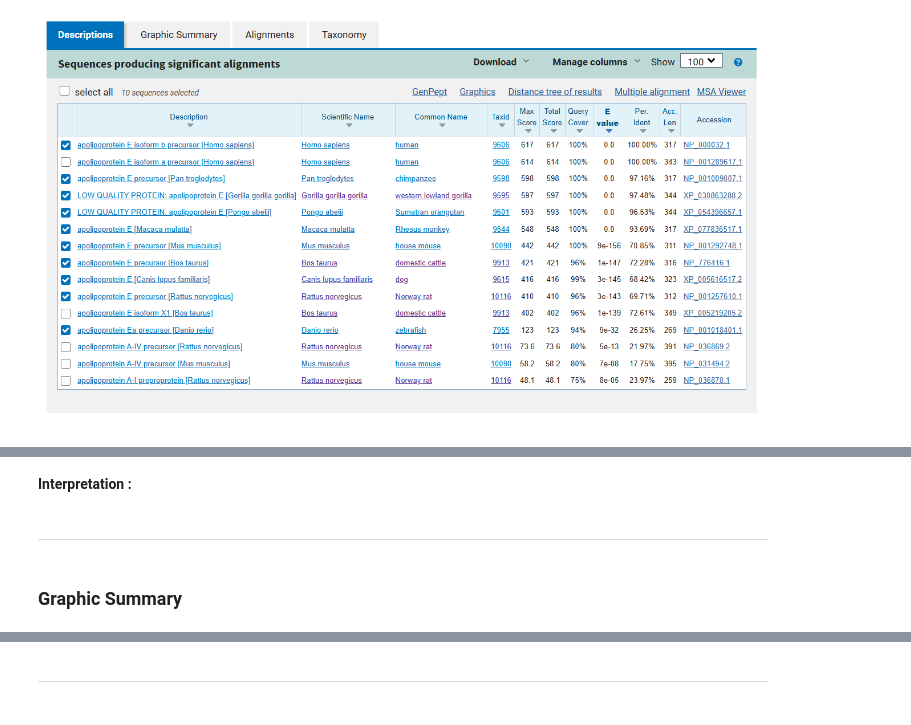
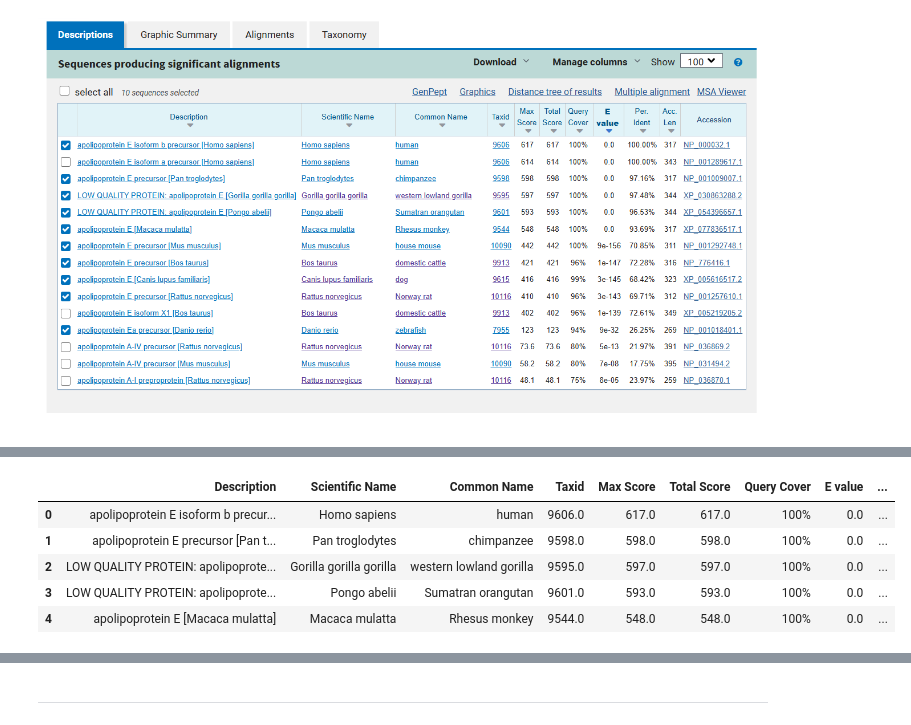
Before and after one commit to sahelsepehri/APOE-Genomics-Alzheimers, a Jupyter notebook: Notebooks/02_Evolutionary_Analysis.ipynb.ipynb, the cells around one changed output, grey strips where cells are left out. Saved outputs shown, nothing was run; the diff lists cells and outputs as text; code cells hidden in the pictures.

```diff
--- a/Notebooks/02_Evolutionary_Analysis.ipynb.ipynb
+++ b/Notebooks/02_Evolutionary_Analysis.ipynb.ipynb
@@ -96,6 +40,27 @@ BLASTp Results for APOE Protein
-# %% [markdown]
-**Interpretation :**
-# %% [markdown]
----
-# %% [markdown]
-### Graphic Summary
+# %%
+# Load BLASTP results
+blast = pd.read_csv("blast_results.csv")
+
+species = [
+    "Homo sapiens",
+    "Pan troglodytes",
+    "Gorilla gorilla gorilla",
+    "Pongo abelii",
+    "Macaca mulatta",
+    "Canis lupus",
+    "Bos taurus",
+    "Mus musculus",
+    "Rattus norvegicus",
+    "Danio rerio"
+]
+
+selected = blast[blast["Scientific Name"].isin(species)]
+
+selected.head()
+# %% [output]
+|  | Description | Scientific Name | Common Name | Taxid | Max Score | Total Score | Query Cover | E value | ... |
+| 0 | apolipoprotein E isoform b precur... | Homo sapiens | human | 9606.0 | 617.0 | 617.0 | 100% | 0.0 | ... |
+| 1 | apolipoprotein E precursor [Pan t... | Pan troglodytes | chimpanzee | 9598.0 | 598.0 | 598.0 | 100% | 0.0 | ... |
+| 2 | LOW QUALITY PROTEIN: apolipoprote... | Gorilla gorilla gorilla | western lowland gorilla | 9595.0 | 597.0 | 597.0 | 100% | 0.0 | ... |
+| 3 | LOW QUALITY PROTEIN: apolipoprote... | Pongo abelii | Sumatran orangutan | 9601.0 | 593.0 | 593.0 | 100% | 0.0 | ... |
+| 4 | apolipoprotein E [Macaca mulatta] | Macaca mulatta | Rhesus monkey | 9544.0 | 548.0 | 548.0 | 100% | 0.0 | ... |
```
Also changed, not shown: parts of 24 cells of this notebook.
